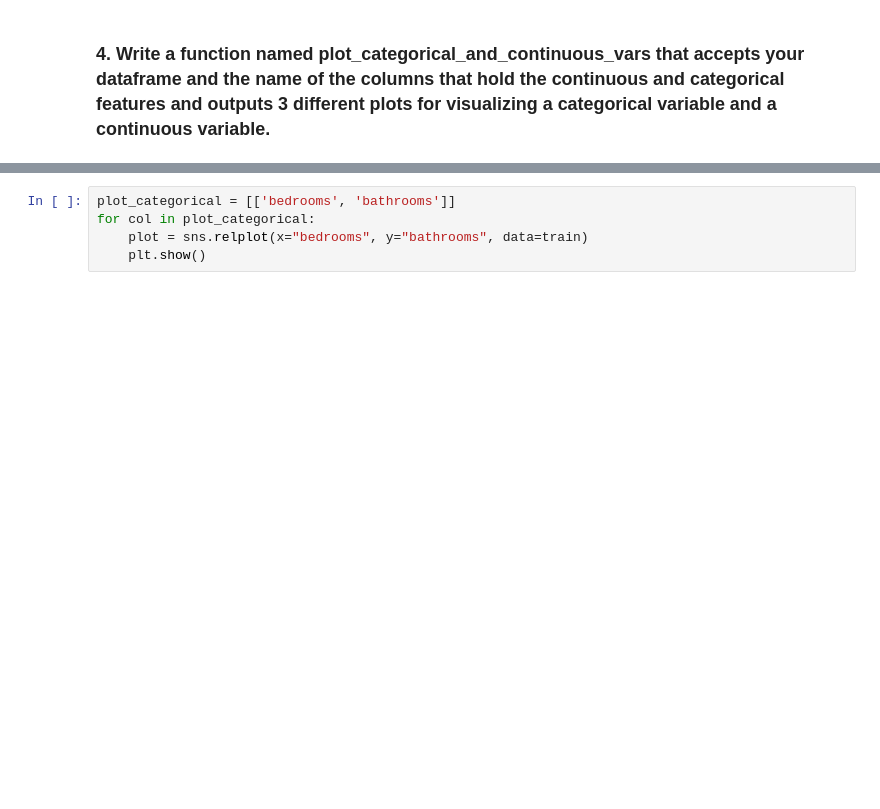
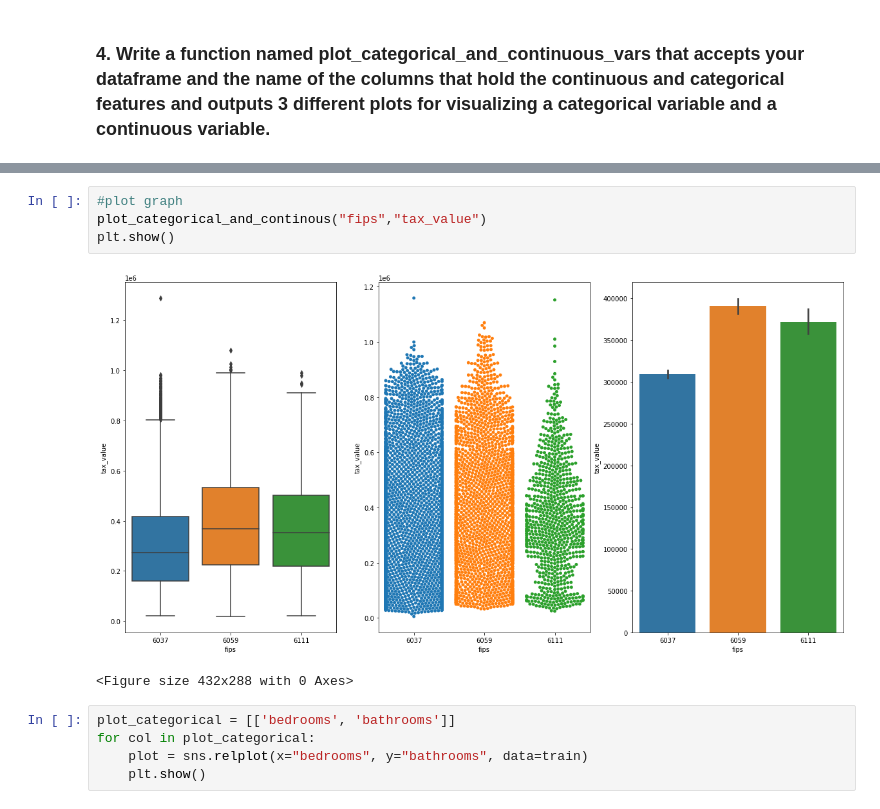
Before and after one commit to patrickamwayi/regression-exercises, a Jupyter notebook: explore.ipynb, the cells around one changed output, grey strips where cells are left out. Cells and saved outputs as stored; diff of their text form; blank space fills up the shorter version.

```diff
--- a/explore.ipynb
+++ b/explore.ipynb
@@ -145,3 +168,10 @@ plt.show()
+# %%
+#plot graph
+plot_categorical_and_continous("fips","tax_value")
+plt.show()
+# %% [output]
+[figure, added]
+<Figure size 432x288 with 0 Axes>
 # %%
 plot_categorical = [['bedrooms', 'bathrooms']]
 for col in plot_categorical:
```
Also changed, not shown: parts of 5 cells of this notebook.
